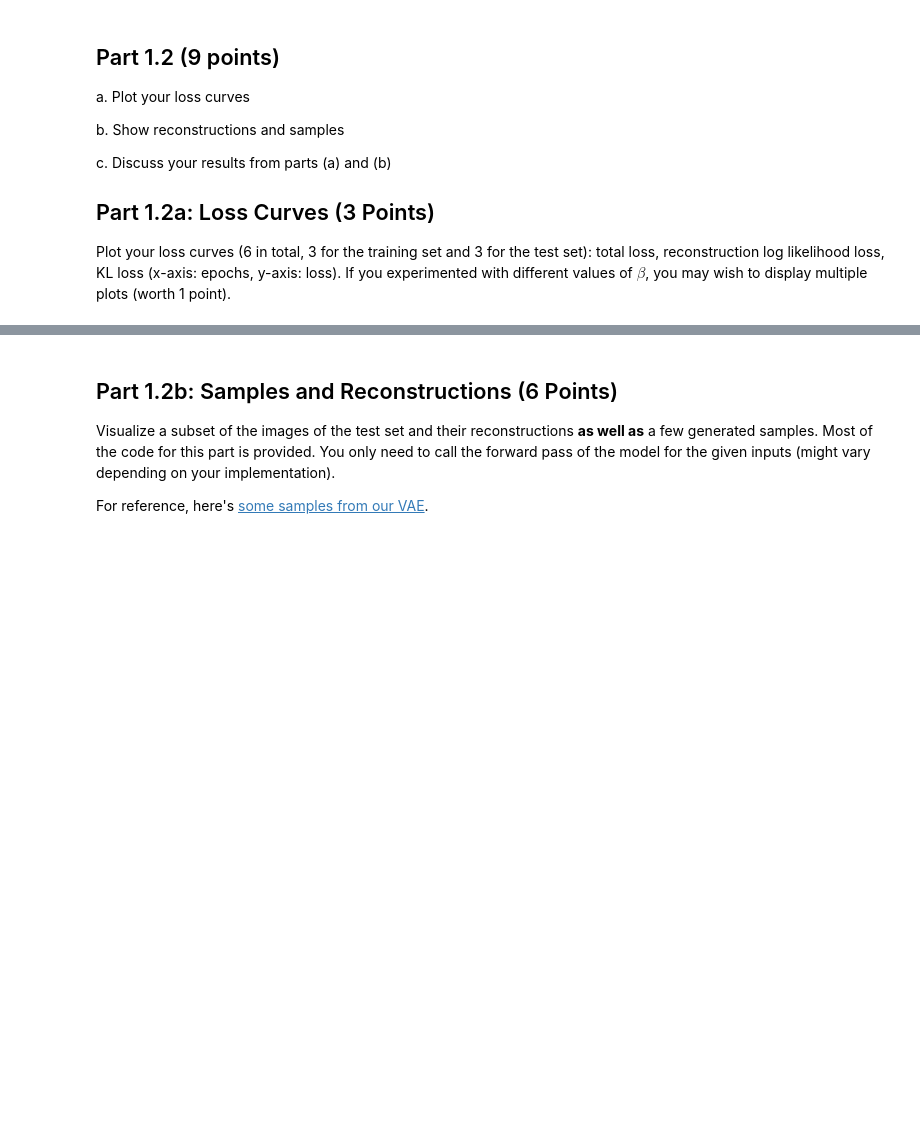
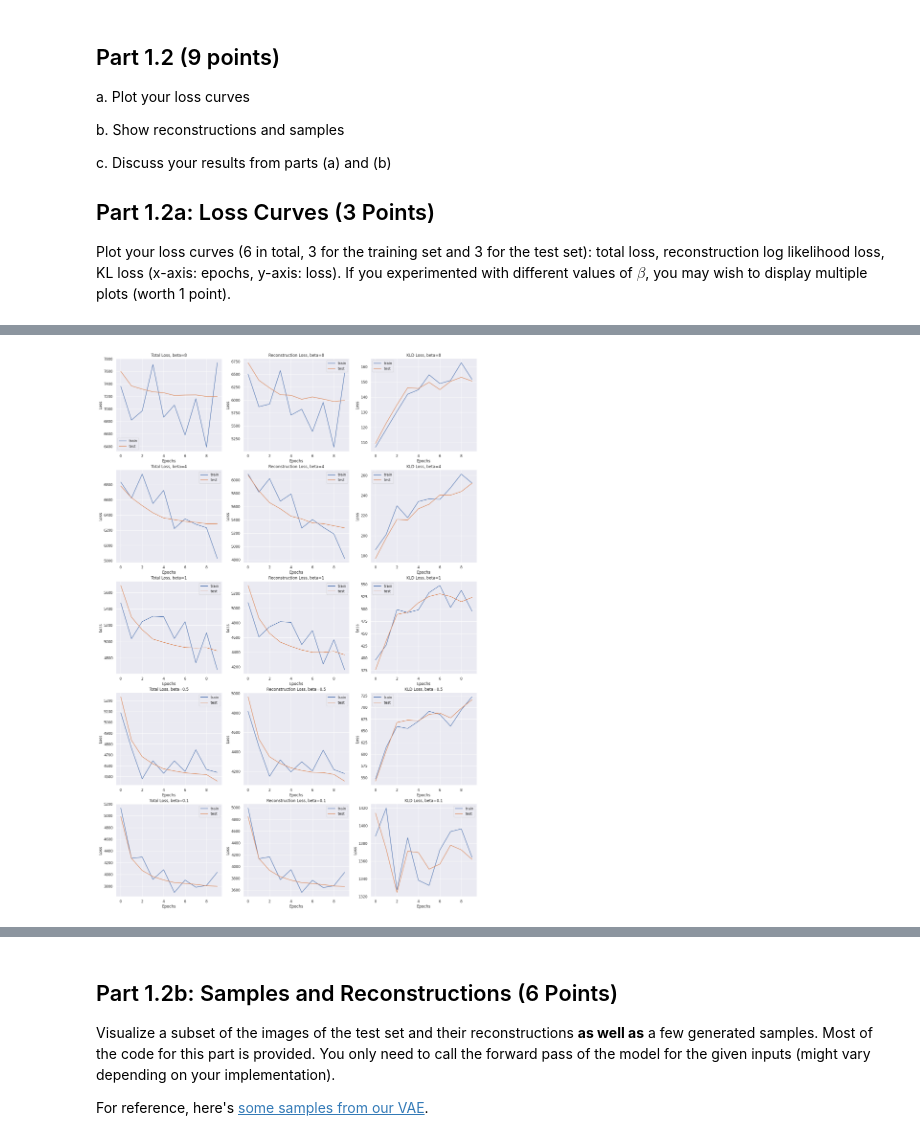
Before and after one commit to LordLean/dl_cw2_2022, a Jupyter notebook: dl_cw2_2022.ipynb, the cells around one changed output, grey strips where cells are left out. Cells and saved outputs as stored; diff of their text form; code cells hidden in the pictures; blank space fills up the shorter version.

```diff
--- a/dl_cw2_2022.ipynb
+++ b/dl_cw2_2022.ipynb
@@ -385,0 +643,21 @@ Plot your loss curves (6 in total, 3 for the training set and 3 for the test set
+# %%
+fig, ax = plt.subplots(5,3, figsize=(20,30))
+
+for j, beta in enumerate(betas):
+  for i, key in enumerate(["loss", "recon_loss", "kld_loss"]):
+    sns.lineplot(x=range(num_epochs), y=beta_losses[beta]["train"][key], label="train", ax=ax[j,i])
+    sns.lineplot(x=range(num_epochs), y=beta_losses[beta]["test"][key], label="test", ax=ax[j,i])
+
+  ax[j,0].set_title("Total Loss, beta={}".format(beta))
+  ax[j,0].set_xlabel("Epochs")
+  ax[j,0].set_ylabel("Loss")
+  ax[j,1].set_title("Reconstruction Loss, beta={}".format(beta))
+  ax[j,1].set_xlabel("Epochs")
+  ax[j,1].set_ylabel("Loss")
+  ax[j,2].set_title("KLD Loss, beta={}".format(beta))
+  ax[j,2].set_xlabel("Epochs")
+  ax[j,2].set_ylabel("Loss")
+
+fig.show()
+# %% [output]
+[figure, added]
```
Also changed, not shown: parts of 26 cells of this notebook.
